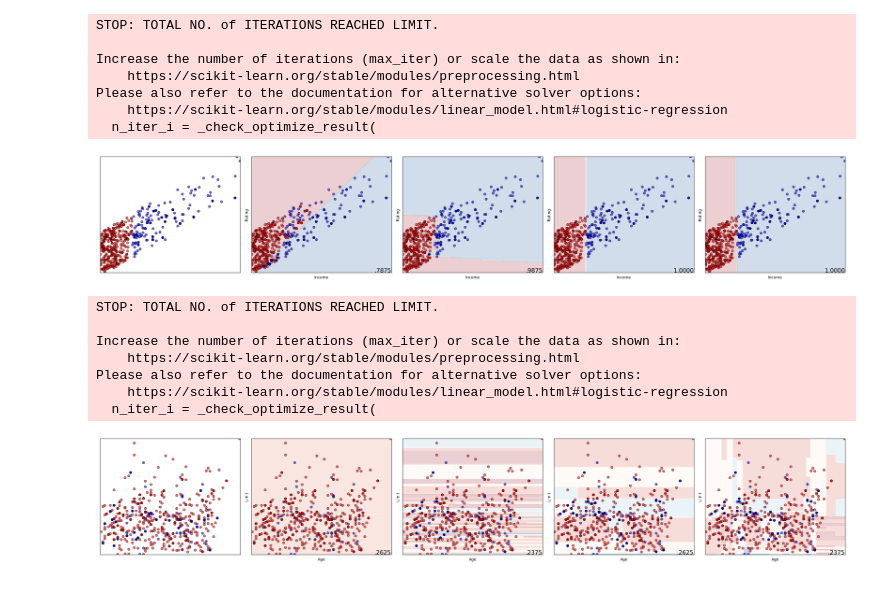
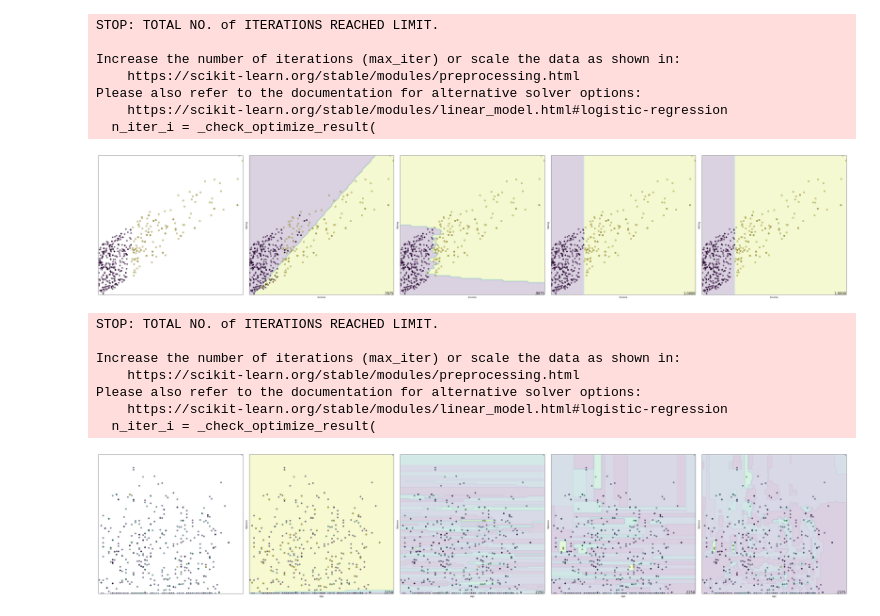
Before and after one commit to GabrielWechta/white_rose, a Jupyter notebook: data_mining/lab_3/task_14.ipynb, the cells around one changed output. Saved outputs shown, nothing was run; the diff lists cells and outputs as text; code cells hidden in the pictures.

```diff
--- a/data_mining/lab_3/task_14.ipynb
+++ b/data_mining/lab_3/task_14.ipynb
@@ -24,13 +24,13 @@ from sklearn.model_selection import train_test_split
 classifiers_dict = {
     "Logistic Regression": LogisticRegression(max_iter=2),
     "K Nearest Neighbors": KNeighborsClassifier(3),
-    "Decision Tree": DecisionTreeClassifier(max_depth=5),
-    "Random Forest": RandomForestClassifier(max_depth=5, n_estimators=10, max_features=1),
+    "Decision Tree": DecisionTreeClassifier(max_depth=15),
+    "Random Forest": RandomForestClassifier(max_depth=10, n_estimators=100, max_features=1),
 }
 # %%
 def plot_decision_boundary(df_X, df_y, predictor_1, predictor_2):
     i = 1
-    figure = plt.figure(figsize=(27, 9))
+    figure = plt.figure(figsize=(47, 18))
     X, y = df_X[[predictor_1, predictor_2]], df_y
 
     # preprocess dataset, split into training and test part
@@ -42,14 +42,14 @@ def plot_decision_boundary(df_X, df_y, predictor_1, predictor_2):
     y_min, y_max = X[predictor_2].min() - 0.5, X[predictor_2].max() + 0.5
 
     # just plot the dataset first
-    cm = plt.cm.RdBu
-    cm_bright = ListedColormap(["#FF0000", "#0000FF"])
+    # cm = plt.cm.RdBu
+    # cm_bright = ListedColormap(["#FF0000", "#0000FF"])
     ax = plt.subplot(2, len(classifiers_dict) + 1, i)
     # Plot the training points
-    ax.scatter(X_train[predictor_1], X_train[predictor_2], c=y_train, cmap=cm_bright, edgecolors="k", alpha=0.6)
+    ax.scatter(X_train[predictor_1], X_train[predictor_2], c=y_train, edgecolors="k", alpha=0.6)
     # Plot the testing points
     ax.scatter(
-        X_test[predictor_1], X_test[predictor_2], c=y_test, cmap=cm_bright, alpha=1, edgecolors="k"
+        X_test[predictor_1], X_test[predictor_2], c=y_test, alpha=1, edgecolors="k"
     )
     ax.set_xlim(x_min, x_max)
     ax.set_ylim(y_min, y_max)
@@ -64,19 +64,18 @@ def plot_decision_boundary(df_X, df_y, predictor_1, predictor_2):
         clf.fit(X_train, y_train)
         score = clf.score(X_test, y_test)
         DecisionBoundaryDisplay.from_estimator(
-            clf, X, cmap=cm, alpha=0.2, ax=ax, eps=0.5, response_method="predict",
+            clf, X, alpha=0.2, ax=ax, eps=0.5, response_method="predict",
         )
 
         # Plot the training points
         ax.scatter(
-            X_train[predictor_1], X_train[predictor_2], c=y_train, cmap=cm_bright, edgecolors="k", alpha=0.6
+            X_train[predictor_1], X_train[predictor_2], c=y_train, edgecolors="k", alpha=0.6
         )
         # Plot the testing points
         ax.scatter(
             X_test[predictor_1],
             X_test[predictor_2],
             c=clf.predict(X_test),
-            cmap=cm_bright,
             edgecolors="k",
             alpha=1,
         )
@@ -106,15 +105,15 @@ Increase the number of iterations (max_iter) or scale the data as shown in:
 Please also refer to the documentation for alternative solver options:
     https://scikit-learn.org/stable/modules/linear_model.html#logistic-regression
   n_iter_i = _check_optimize_result(
-[figure, old version]
+[figure, new version]
 # %%
-plot_decision_boundary(df_X=df_cards, df_y=df_cards_y, predictor_1="Age", predictor_2="Limit")
+plot_decision_boundary(df_X=df_cards, df_y=df_cards_y, predictor_1="Age", predictor_2="Balance")
 # %% [output]
 STOP: TOTAL NO. of ITERATIONS REACHED LIMIT.
 
 Increase the number of iterations (max_iter) or scale the data as shown in:
     https://scikit-learn.org/stable/modules/preprocessing.html
 Please also refer to the documentation for alternative solver options:
     https://scikit-learn.org/stable/modules/linear_model.html#logistic-regression
   n_iter_i = _check_optimize_result(
-[figure, old version]
+[figure, new version]
```
Also changed, not shown: 7 other files.
